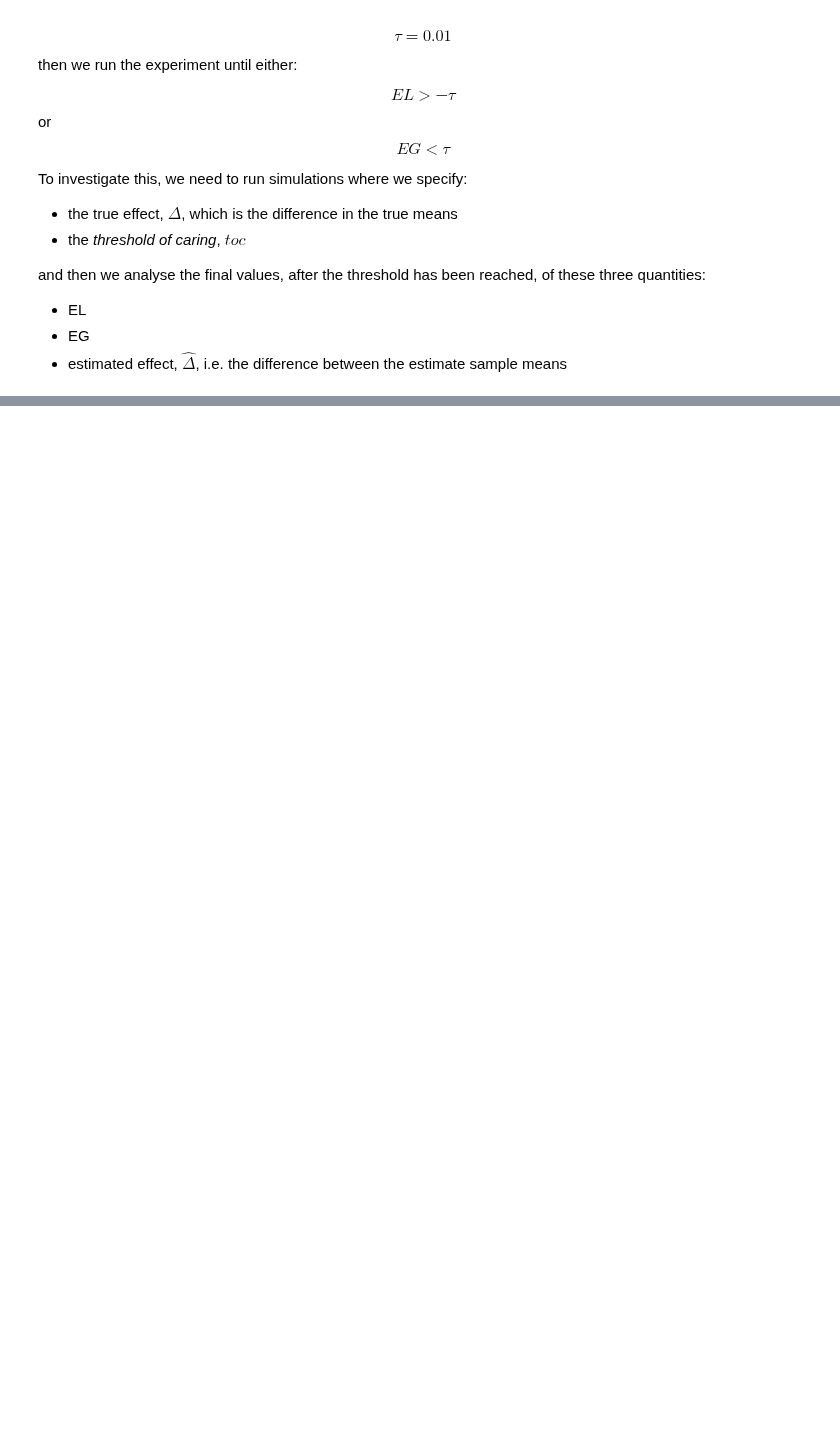
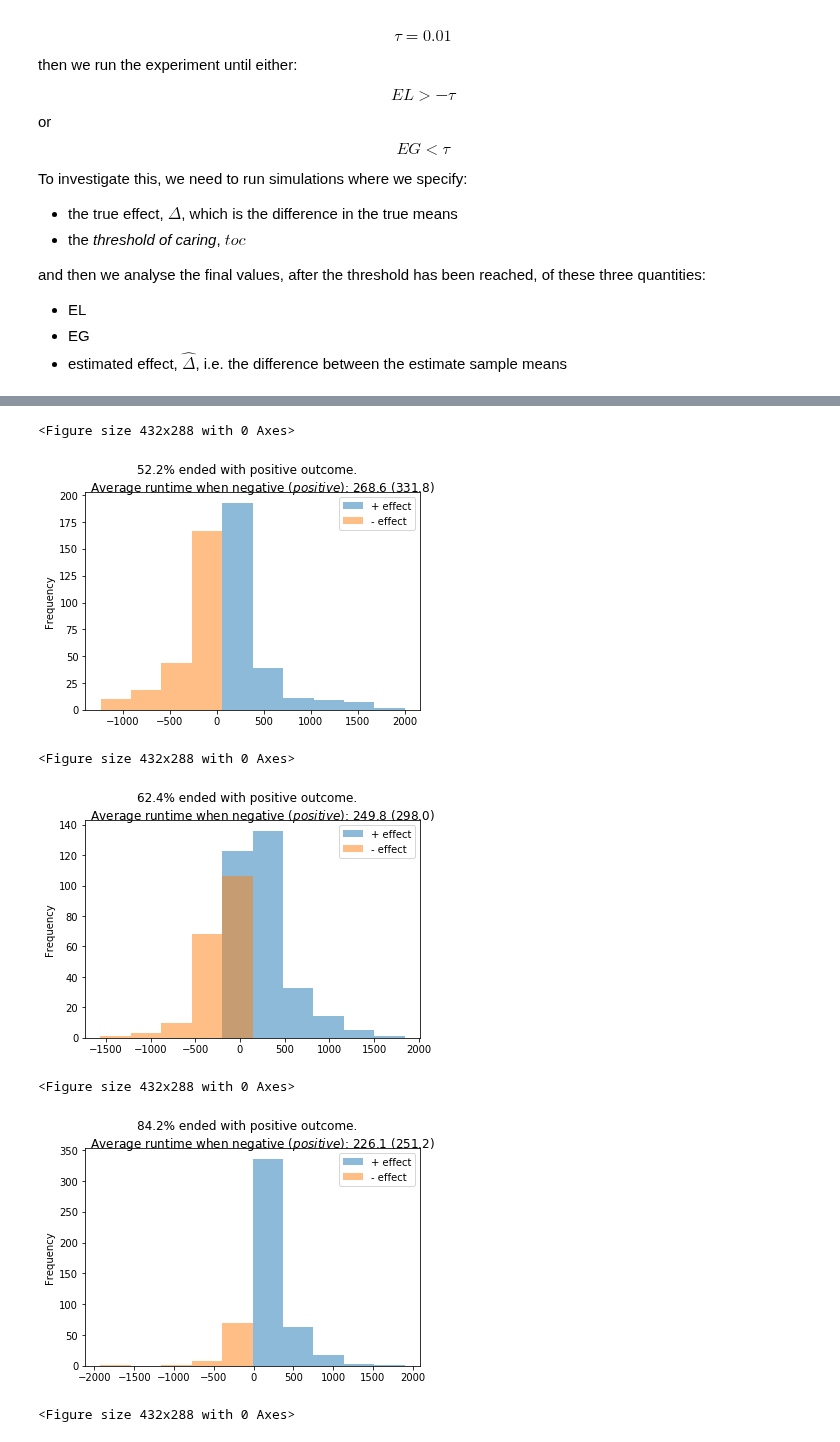
Before and after one commit to aaronmcdaid/bayesian.risk, a Jupyter notebook: notebooks/Expected Loss, and behaviour under early stopping.ipynb, the cells around one changed output, grey strips where cells are left out. Saved outputs shown, nothing was run; the diff lists cells and outputs as text; code cells hidden in the pictures; blank space fills up the shorter version.

```diff
--- a/notebooks/Expected Loss, and behaviour under early stopping.ipynb
+++ b/notebooks/Expected Loss, and behaviour under early stopping.ipynb
@@ -143,0 +169,18 @@ for true_difference in [0, 0.02, 0.5]:
+# %%
+min_sample_size = 100
+for true_difference in [0, 0.03, 0.1, 0.3]:
+    histogram(
+        runs=500,
+        min_sample_size=min_sample_size,
+        true_difference=true_difference,
+        true_stdev=1,
+        threshold_of_caring = 0.01,
+    )
+# %% [output]
+<Figure size 432x288 with 0 Axes>
+[figure, added]
+<Figure size 432x288 with 0 Axes>
+[figure, added]
+<Figure size 432x288 with 0 Axes>
+[figure, added]
+<Figure size 432x288 with 0 Axes>
```
Also changed, not shown: parts of 11 cells of this notebook.
